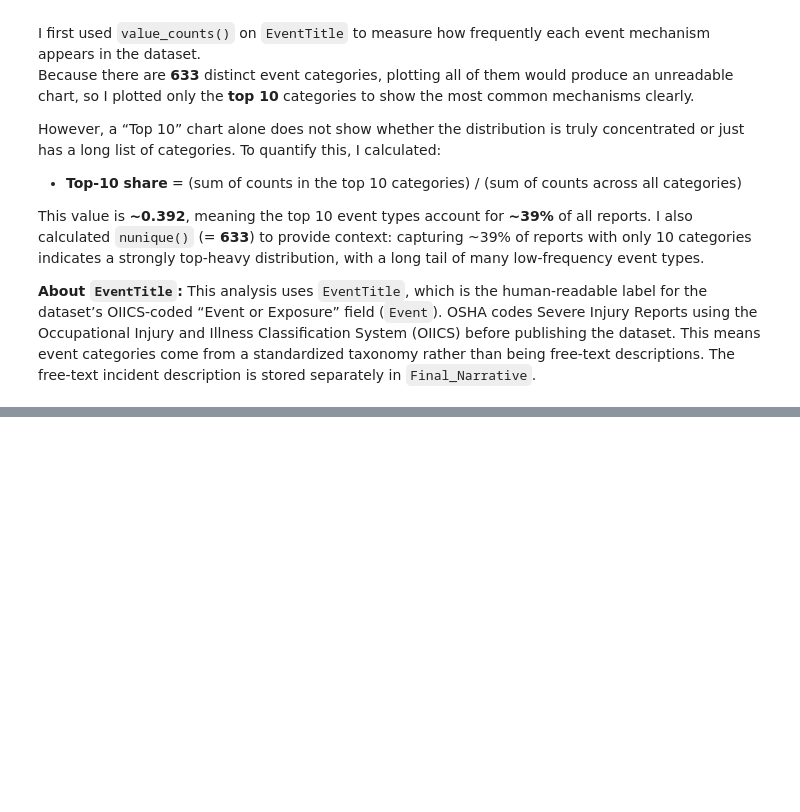
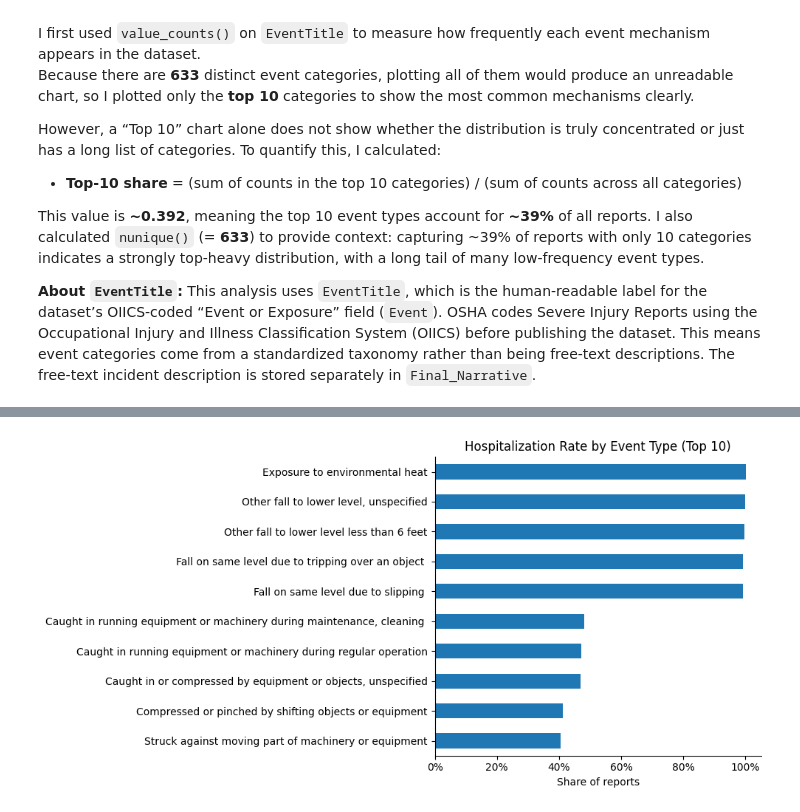
Before and after one commit to CourtneyMandela/occupational_injury_trends, a Jupyter notebook: notebooks/osha_severe_injury.ipynb, the cells around one changed output, grey strips where cells are left out. Drawn from its saved outputs; the diff is of its cells as text; code cells hidden in the pictures; blank space fills up the shorter version.

```diff
--- a/notebooks/osha_severe_injury.ipynb
+++ b/notebooks/osha_severe_injury.ipynb
@@ -913,0 +957,18 @@ This value is **~0.392**, meaning the top 10 event types account for **~39%** of
+# %%
+# Plot hospitalization rate for the same top event types
+hospitalization_rate = outcome_rate_by_event["Hospitalized"].loc[top_event_types].sort_values()
+
+ax = hospitalization_rate.plot(kind="barh", figsize=(10, 5))
+ax.set_title(f"Hospitalization Rate by Event Type (Top {TOP_N})")
+ax.set_xlabel("Share of reports")
+ax.set_ylabel("")
+
+ticks = ax.get_xticks()
+ax.set_xticklabels([f"{t:.0%}" for t in ticks])
+
+ax.spines["top"].set_visible(False)
+ax.spines["right"].set_visible(False)
+plt.tight_layout()
+plt.show()
+# %% [output]
+[figure, added]
```
Also changed, not shown: parts of 6 cells of this notebook.
